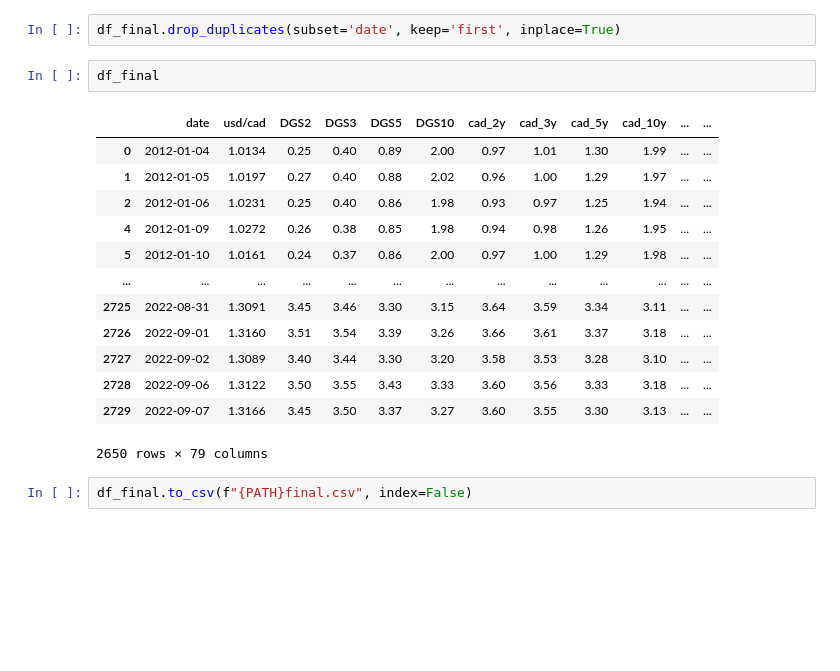
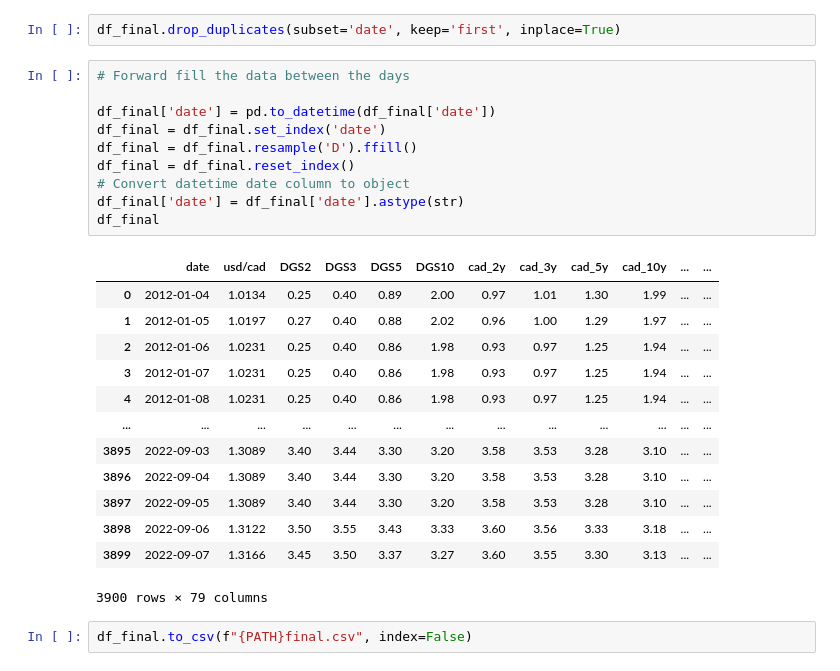
Before and after one commit to felixpoirier1/PolyFinances, a Jupyter notebook: compile_data.ipynb, the cells around one changed output. Drawn from its saved outputs; the diff is of its cells as text; blank space fills up the shorter version.

Commit message:
[ADD] | more data sentiment

```diff
--- a/compile_data.ipynb
+++ b/compile_data.ipynb
@@ -464,21 +464,29 @@ df_final
 2731 rows × 79 columns
 # %%
 df_final.drop_duplicates(subset='date', keep='first', inplace=True)
-# %%
-df_final
-# %% [output]
-|  | date | usd/cad | DGS2 | DGS3 | DGS5 | DGS10 | cad_2y | cad_3y | cad_5y | cad_10y | ... | ... |
-| 0 | 2012-01-04 | 1.0134 | 0.25 | 0.40 | 0.89 | 2.00 | 0.97 | 1.01 | 1.30 | 1.99 | ... | ... |
-| 1 | 2012-01-05 | 1.0197 | 0.27 | 0.40 | 0.88 | 2.02 | 0.96 | 1.00 | 1.29 | 1.97 | ... | ... |
-| 2 | 2012-01-06 | 1.0231 | 0.25 | 0.40 | 0.86 | 1.98 | 0.93 | 0.97 | 1.25 | 1.94 | ... | ... |
-| 4 | 2012-01-09 | 1.0272 | 0.26 | 0.38 | 0.85 | 1.98 | 0.94 | 0.98 | 1.26 | 1.95 | ... | ... |
-| 5 | 2012-01-10 | 1.0161 | 0.24 | 0.37 | 0.86 | 2.00 | 0.97 | 1.00 | 1.29 | 1.98 | ... | ... |
-| ... | ... | ... | ... | ... | ... | ... | ... | ... | ... | ... | ... | ... |
-| 2725 | 2022-08-31 | 1.3091 | 3.45 | 3.46 | 3.30 | 3.15 | 3.64 | 3.59 | 3.34 | 3.11 | ... | ... |
-| 2726 | 2022-09-01 | 1.3160 | 3.51 | 3.54 | 3.39 | 3.26 | 3.66 | 3.61 | 3.37 | 3.18 | ... | ... |
-| 2727 | 2022-09-02 | 1.3089 | 3.40 | 3.44 | 3.30 | 3.20 | 3.58 | 3.53 | 3.28 | 3.10 | ... | ... |
-| 2728 | 2022-09-06 | 1.3122 | 3.50 | 3.55 | 3.43 | 3.33 | 3.60 | 3.56 | 3.33 | 3.18 | ... | ... |
-| 2729 | 2022-09-07 | 1.3166 | 3.45 | 3.50 | 3.37 | 3.27 | 3.60 | 3.55 | 3.30 | 3.13 | ... | ... |
-2650 rows × 79 columns
+# %%
+# Forward fill the data between the days
+
+df_final['date'] = pd.to_datetime(df_final['date'])
+df_final = df_final.set_index('date')
+df_final = df_final.resample('D').ffill()
+df_final = df_final.reset_index()
+# Convert datetime date column to object
+df_final['date'] = df_final['date'].astype(str)
+df_final
+# %% [output]
+|  | date | usd/cad | DGS2 | DGS3 | DGS5 | DGS10 | cad_2y | cad_3y | cad_5y | cad_10y | ... | ... |
+| 0 | 2012-01-04 | 1.0134 | 0.25 | 0.40 | 0.89 | 2.00 | 0.97 | 1.01 | 1.30 | 1.99 | ... | ... |
+| 1 | 2012-01-05 | 1.0197 | 0.27 | 0.40 | 0.88 | 2.02 | 0.96 | 1.00 | 1.29 | 1.97 | ... | ... |
+| 2 | 2012-01-06 | 1.0231 | 0.25 | 0.40 | 0.86 | 1.98 | 0.93 | 0.97 | 1.25 | 1.94 | ... | ... |
+| 3 | 2012-01-07 | 1.0231 | 0.25 | 0.40 | 0.86 | 1.98 | 0.93 | 0.97 | 1.25 | 1.94 | ... | ... |
+| 4 | 2012-01-08 | 1.0231 | 0.25 | 0.40 | 0.86 | 1.98 | 0.93 | 0.97 | 1.25 | 1.94 | ... | ... |
+| ... | ... | ... | ... | ... | ... | ... | ... | ... | ... | ... | ... | ... |
+| 3895 | 2022-09-03 | 1.3089 | 3.40 | 3.44 | 3.30 | 3.20 | 3.58 | 3.53 | 3.28 | 3.10 | ... | ... |
+| 3896 | 2022-09-04 | 1.3089 | 3.40 | 3.44 | 3.30 | 3.20 | 3.58 | 3.53 | 3.28 | 3.10 | ... | ... |
+| 3897 | 2022-09-05 | 1.3089 | 3.40 | 3.44 | 3.30 | 3.20 | 3.58 | 3.53 | 3.28 | 3.10 | ... | ... |
+| 3898 | 2022-09-06 | 1.3122 | 3.50 | 3.55 | 3.43 | 3.33 | 3.60 | 3.56 | 3.33 | 3.18 | ... | ... |
+| 3899 | 2022-09-07 | 1.3166 | 3.45 | 3.50 | 3.37 | 3.27 | 3.60 | 3.55 | 3.30 | 3.13 | ... | ... |
+3900 rows × 79 columns
 # %%
 df_final.to_csv(f"{PATH}final.csv", index=False)
```
Also changed, not shown: 1 other file.
